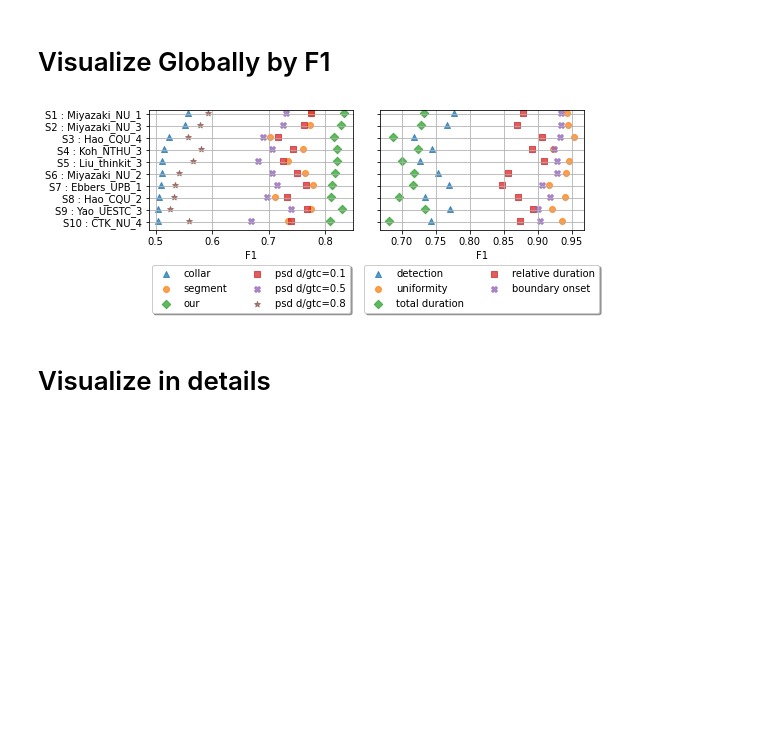
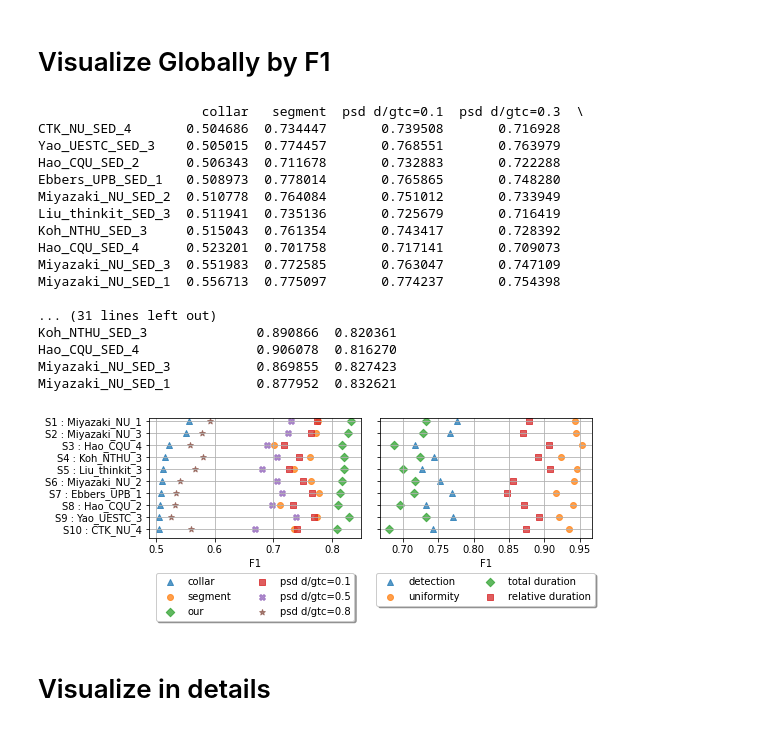
Before and after one commit to modaresimr/SED-MME-eval, a Jupyter notebook: SED-MME-eval.ipynb, the cells around one changed output. Saved outputs shown, nothing was run; the diff lists cells and outputs as text; code cells hidden in the pictures; blank space fills up the shorter version.

```diff
--- a/SED-MME-eval.ipynb
+++ b/SED-MME-eval.ipynb
@@ -42,7 +71,7 @@ for team in sorted(os.listdir(f'{rootFolder}/submissions/')):
                 continue
         try:
             title=code.replace('_task4','')
-            res1=mme_eval.multi_eval.get_single_result(gtf,pef,metaf,debug=0)
+            res1=mme_eval.multi_eval.get_single_result(gtf,pef,metaf,debug=[])
             total_dic[title]=res1
         except Exception as e:
             print('Error! submission is ignored',e)
@@ -89,36 +118,54 @@ for wi in w:total['our']+=w[wi]/wsum*total[wi]
 total=total.sort_values(['collar'])
 # total=total[-10:]#displays top 10 systems
 fig, axs = plt.subplots(1, 2, figsize=(8, len(total)/3), sharey=True)
 
 ind = np.arange(len(total))
 def myplot(ax,colis):
     cols=total.columns[colis]
     width = .9/len(cols)
     marker = itertools.cycle(( '^', 'o', 'D', 's','X', '*'))
     i=0
     ax.grid(True)
 
     for i,x in enumerate(cols):
         if x=='y':continue
 #             ax.plot(total[x],ind+.2 ,label=x,marker=next(marker),alpha=.75)
         ax.scatter(total[x],ind+.2 ,label=x,marker=next(marker),alpha=.75)
 #         ax.barh(ind+.4-i*width, total[x], width, label=x)#, color='red'
 
     ax.set(yticks=ind + width, yticklabels=[f'S{len(total)-i} : {y.replace("_SED","")}' for i,y in enumerate(total.index)], ylim=[-.5, len(total)-.5])
     ax.legend(loc='upper center', bbox_to_anchor=(0.5, -0.25),fancybox=True, shadow=True, ncol=2)
     ax.set_xlabel('F1')
 
-
+print(total)
 myplot(axs[0],[0,1,len(total.columns)-1,2,4,5])
 # myplot(axs[1],[2])
 #     myplot(axs[1],range(len(total.columns)-9,len(total.columns)-1))
 #     myplot(axs[1],[8,11,12,13])
-myplot(axs[1],[8,11,12,13,14])
+myplot(axs[1],[8,9,10,11])
+
 
 fig.tight_layout()
 plt.show()
 # %% [output]
+                     collar   segment  psd d/gtc=0.1  psd d/gtc=0.3  \
+CTK_NU_SED_4       0.504686  0.734447       0.739508       0.716928
+Yao_UESTC_SED_3    0.505015  0.774457       0.768551       0.763979
+Hao_CQU_SED_2      0.506343  0.711678       0.732883       0.722288
+Ebbers_UPB_SED_1   0.508973  0.778014       0.765865       0.748280
+Miyazaki_NU_SED_2  0.510778  0.764084       0.751012       0.733949
+Liu_thinkit_SED_3  0.511941  0.735136       0.725679       0.716419
+Koh_NTHU_SED_3     0.515043  0.761354       0.743417       0.728392
+Hao_CQU_SED_4      0.523201  0.701758       0.717141       0.709073
+Miyazaki_NU_SED_3  0.551983  0.772585       0.763047       0.747109
+Miyazaki_NU_SED_1  0.556713  0.775097       0.774237       0.754398
+
+... (31 lines left out)
+Koh_NTHU_SED_3              0.890866  0.820361
+Hao_CQU_SED_4               0.906078  0.816270
+Miyazaki_NU_SED_3           0.869855  0.827423
+Miyazaki_NU_SED_1           0.877952  0.832621
-[figure, old version]
+[figure, new version]
 # %% [markdown]
 # Visualize in details
 # %%
```
Also changed, not shown: parts of 4 cells of this notebook, 8 other files.
